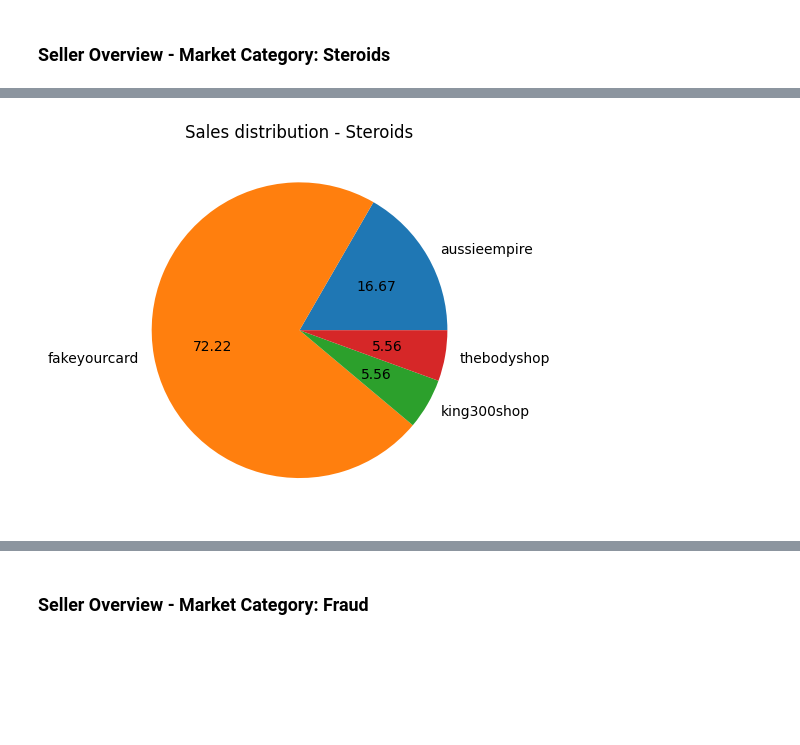
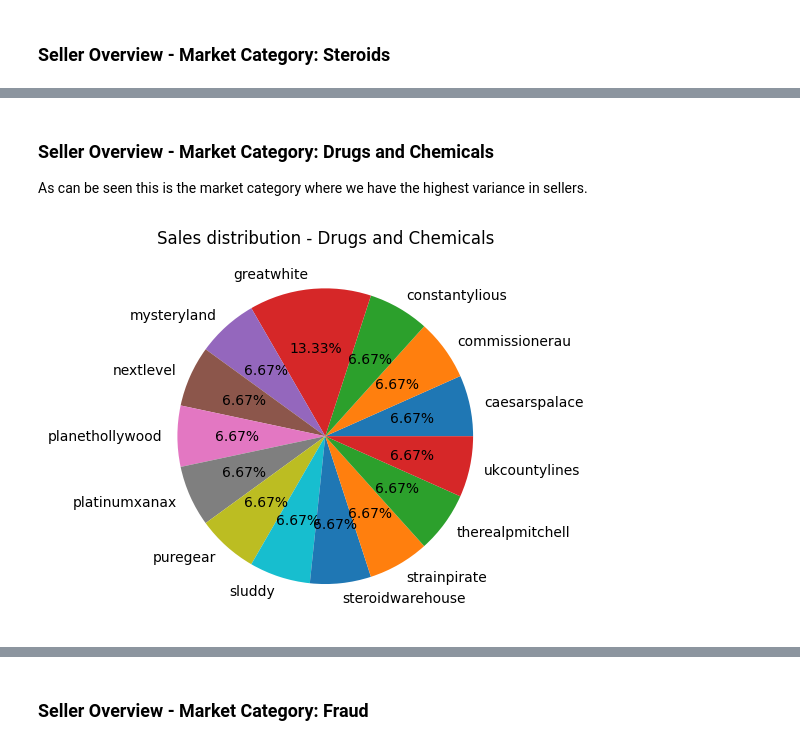
Before and after one commit to Hannival00/Mod09DigitalForensicsAss1, a Jupyter notebook: digital_forensics_assignment.ipynb, the cells around one changed output, grey strips where cells are left out. Drawn from its saved outputs; the diff is of its cells as text; code cells hidden in the pictures; blank space fills up the shorter version.

```diff
--- a/digital_forensics_assignment.ipynb
+++ b/digital_forensics_assignment.ipynb
@@ -228,9 +258,13 @@ df.groupby('Ranking (Legal/Illegal/Depends)').size().plot(kind='pie',  autopct='
+# %% [markdown]
+### Seller Overview - Market Category: Drugs and Chemicals
+
+As can be seen this is the market category where we have the highest variance in sellers.
 # %%
-target = 'Steroids'
+target = 'Drugs & Chemicals'
 df = data[(data['Market Category'] == target)]
-df.groupby('Seller').size().plot(kind='pie',  autopct='%.2f', title='Sales distribution - Steroids')
+df.groupby('Seller').size().plot(kind='pie',  autopct='%.2f%%', title='Sales distribution - Drugs and Chemicals')
 #print(f"Number of sales per seller in category: {target}")
 #display(df.groupby('Seller').size())
 count = dict(Counter(" ".join(df['Reason']).split()).most_common(10))
 # %% [output]
-[figure, old version]
+[figure, new version]
```
Also changed, not shown: parts of 34 cells of this notebook.
